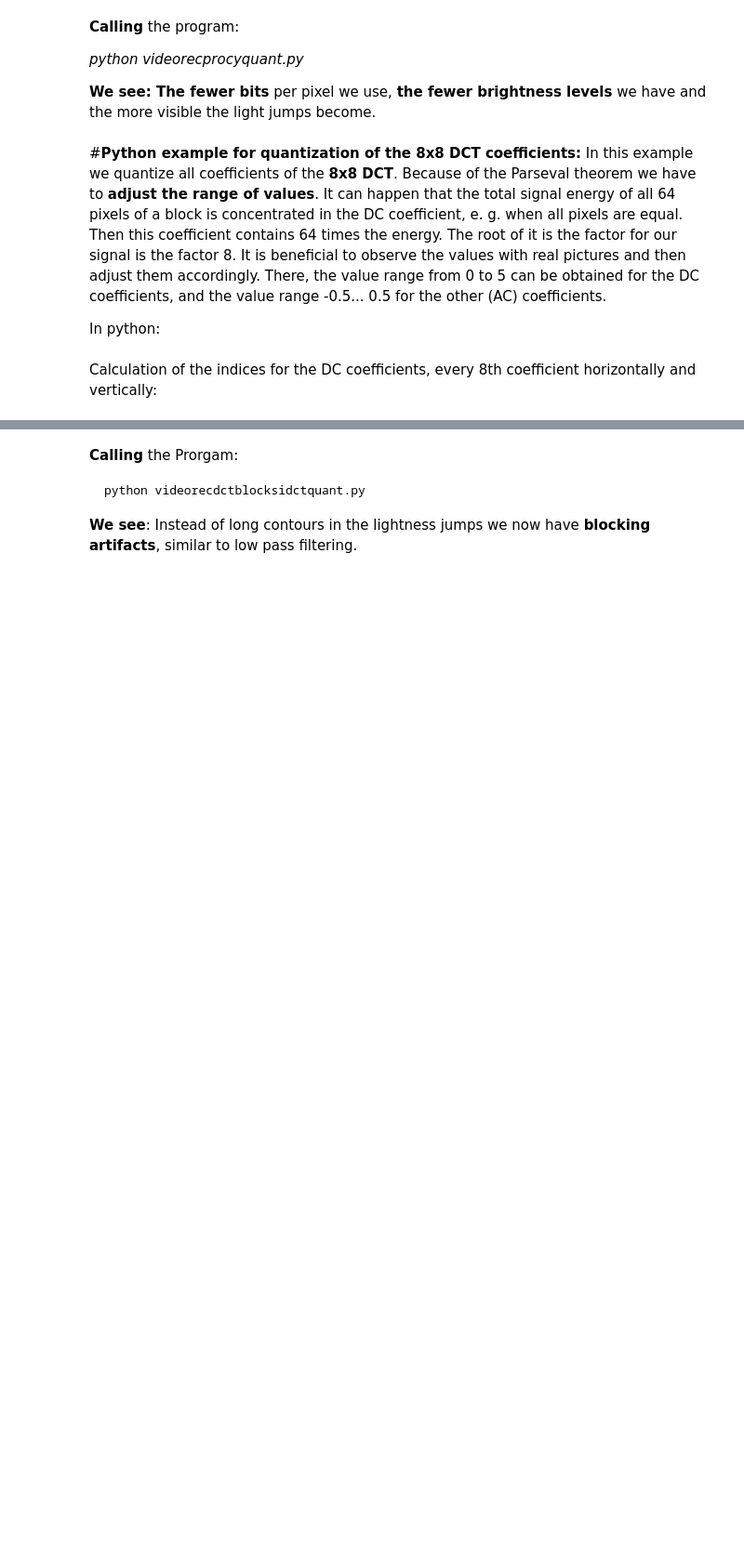
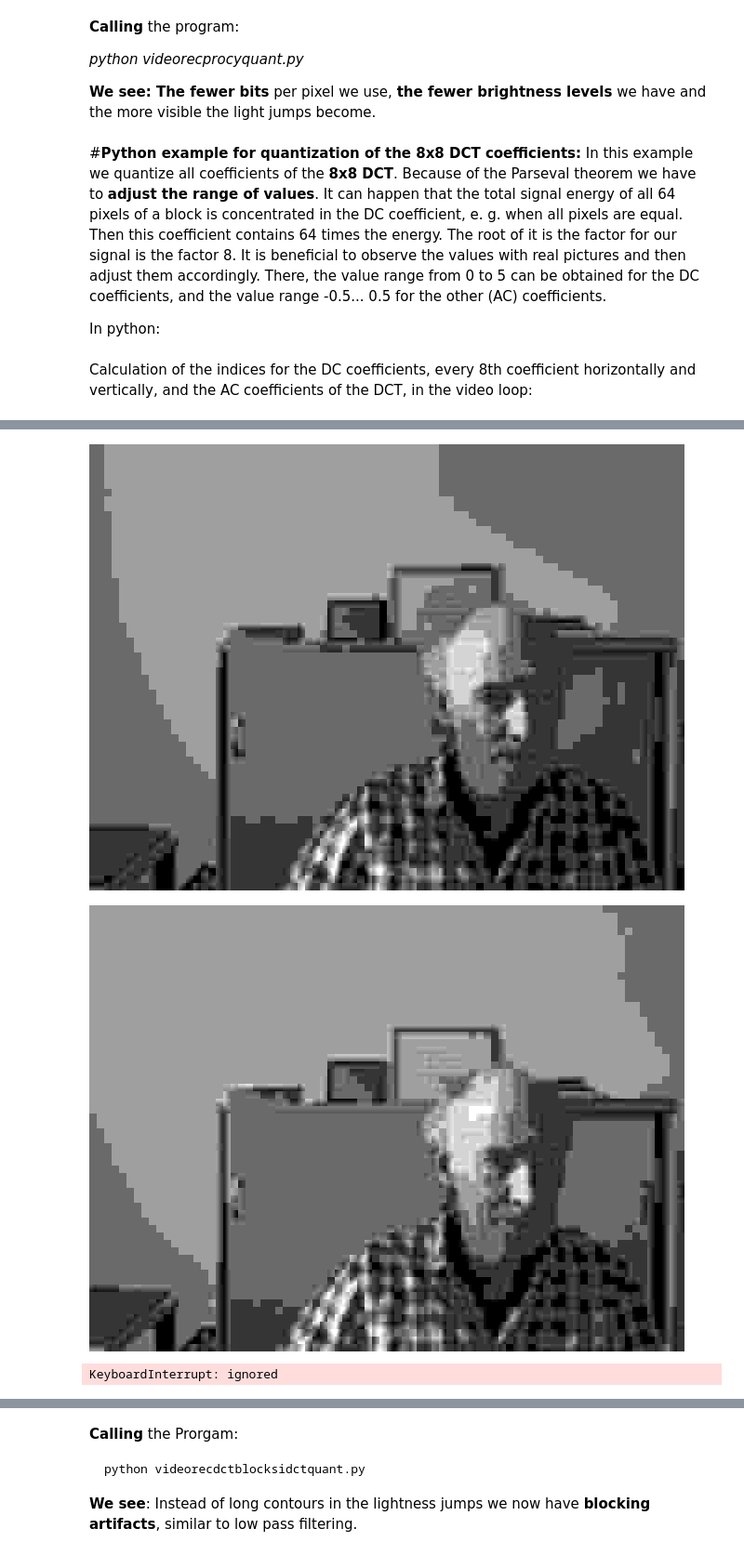
Before and after one commit to TUIlmenauAMS/GVT_Lecture_Colab, a Jupyter notebook: GVT_V7.ipynb, the cells around one changed output, grey strips where cells are left out. Shown at 93% size. Drawn from its saved outputs; the diff is of its cells as text; code cells hidden in the pictures; blank space fills up the shorter version.

```diff
--- a/GVT_V7.ipynb
+++ b/GVT_V7.ipynb
@@ -339,23 +341,65 @@ bits=2
 quantstufeAC=1.0/(2**bits-1)
 # %% [markdown]
-Calculation of the indices for the DC coefficients, every 8th coefficient horizontally and vertically:
+Calculation of the indices for the DC coefficients, every 8th coefficient horizontally and vertically, and the AC coefficients of the DCT, in the video loop:
 # %%
-import scipy.fftpack as sft
-N=8
-[r,c,d]=img.shape
+import cv2
+from google.colab.patches import cv2_imshow
+#from IPython.display import clear_output
+# Get the webcam stream and forward it to python
+video_stream()
 
-#First reshape green frame as frame with rows of width 8, (rows: order= 'C' ),
-#and apply DCT to each row of length 8 of all blocks:
-frame=np.reshape(img[:,:,1],(-1,8), order='C')
-X=sft.dct(frame/255.0,axis=1,norm='ortho')
+while True:
+    frame_js = video_frame()
+    if not frame_js:
+        break
+    img = jsob_to_image(frame_js["img"])
+    [r,c,d]=img.shape
 
-#shape it back to original shape:
-X=np.reshape(X,(-1,c), order='C')
-#Shape frame with columns of hight 8 by using transposition .T:
-X=np.reshape(X.T,(-1,8), order='C')
-X=sft.dct(X,axis=1,norm='ortho')
+    #Encoder:
+    #First reshape green frame as frame with rows of width 8, (rows: order= 'C' ),
+    #and apply DCT to each row of length 8 of all blocks:
+    frame=np.reshape(img[:,:,1],(-1,8), order='C')
+    X=sft.dct(frame/255.0,axis=1,norm='ortho')
 
-#shape it back to original shape:
-X=(np.reshape(X,(-1,r), order='C')).T
+    #shape it back to original shape:
+    X=np.reshape(X,(-1,c), order='C')
+    #Shape frame with columns of hight 8 by using transposition .T:
+    X=np.reshape(X.T,(-1,8), order='C')
+    X=sft.dct(X,axis=1,norm='ortho')
 
-indices00=np.round(X[0::N,0::N]/quantstufeDC)
+    #shape it back to original shape:
+    X=(np.reshape(X,(-1,r), order='C')).T
+
+    indices00=np.round(X[0::N,0::N]/quantstufeDC)
+
+    #For 2 AC coefficients (the others are omitted for the sake of clarity):
+
+    indices01=np.round(X[0::N,1::N]/quantstufeAC)
+    indices10=np.round(X[1::N,0::N]/quantstufeAC)
+
+    #De-quantization:
+    #de-quantization in the decoder:
+    Xrek=np.zeros((r,c));
+    #DC values de-quantization:
+    Xrek[0::N,0::N]=indices00*quantstufeDC
+    #2 AC values de-quantization:
+    Xrek[0::N,1::N]=indices01*quantstufeAC
+    Xrek[1::N,0::N]=indices10*quantstufeAC
+
+    #The rest of the DCT coefficients is not transmitted and set to zero.
+
+    #Decoder:
+    #Inverse 2D DCT,
+    #Rows:
+    X=np.reshape(Xrek,(-1,8), order='C')
+    X=sft.idct(X,axis=1,norm='ortho')
+    #shape it back to original shape:
+    X=np.reshape(X,(-1,c), order='C')
+    #Shape frame with columns of hight 8 (columns: order='F' convention):
+    X=np.reshape(X.T,(-1,8), order='C')
+    x=sft.idct(X,axis=1,norm='ortho')
+    #shape it back to original shape:
+    x=(np.reshape(x,(-1,r), order='C')).T
+    #'De-Quantizer and Inverse 2D DCT, 2 bits/ transmitted Coeff '
+    cv2_imshow(x*255)
+# %% [output]
@@ -361,0 +407,3 @@ indices00=np.round(X[0::N,0::N]/quantstufeDC)
+[figure, added]
+[figure, added]
+KeyboardInterrupt: ignored
```
Also changed, not shown: parts of 6 cells of this notebook.
